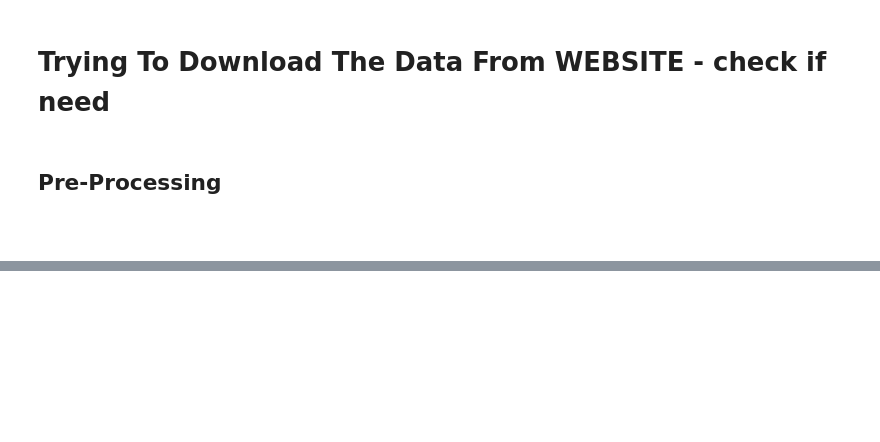
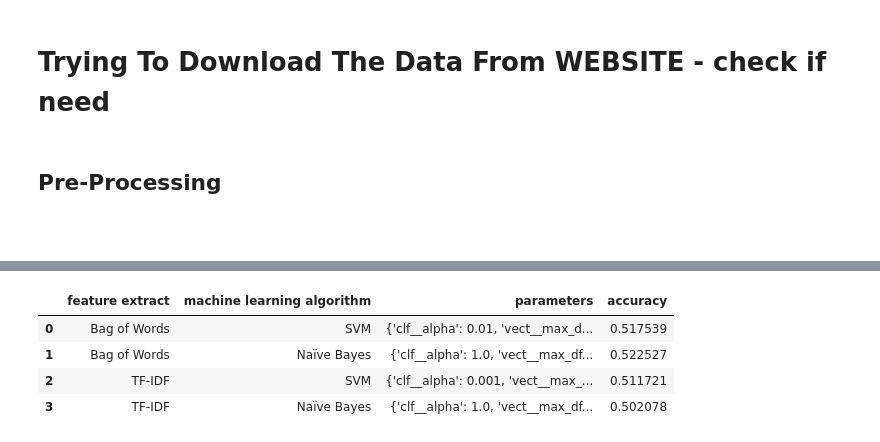
Before and after one commit to avivabalata/GenderClassification, a Jupyter notebook: Main.ipynb, the cells around one changed output, grey strips where cells are left out. Saved outputs shown, nothing was run; the diff lists cells and outputs as text; code cells hidden in the pictures; blank space fills up the shorter version.

```diff
--- a/Main.ipynb
+++ b/Main.ipynb
@@ -58,10 +60,10 @@ with open('C:\\Users\\abalata\\Downloads\\gender-classifier-DFE-791531.csv\\gend
     count = 0
     for row in reader:
         if count != 0:
-            description = cleanAndNormalizeText(row[10])
+            # description = cleanAndNormalizeText(row[10])
             text = cleanAndNormalizeText(row[19])
-            genderClassData.append([row[0], row[5], description, text])
+            genderClassData.append([row[0], row[5], text])
         count = count+1
 
-trainTable = pd.DataFrame(genderClassData, columns=['ID', 'gender', 'description', 'text'])
-print(trainTable)
+Table = pd.DataFrame(genderClassData, columns=['ID', 'gender', 'text'])
+# print(Table)
@@ -85,0 +145,43 @@ print(trainTable)
+# %%
+from sklearn.pipeline import Pipeline
+from sklearn.model_selection import GridSearchCV
+from sklearn.feature_extraction.text import CountVectorizer
+from sklearn.feature_extraction.text import TfidfVectorizer
+from sklearn.linear_model import SGDClassifier
+from sklearn.naive_bayes import MultinomialNB
+from sklearn import metrics
+# The classifying process
+def classify(parameters, feature, ml):
+            pipeline = Pipeline(steps=[('vect', feature), ('clf', ml)])
+            gs_clf = GridSearchCV(pipeline, parameters, n_jobs=1)
+            gs_clf = gs_clf.fit(xTrain, yTrain)
+            prediction = gs_clf.predict(xTest)
+            accuracy = metrics.accuracy_score(yTest, prediction)
+            return [accuracy, gs_clf.best_params_]
+# %%
+results = []
+parameters = {'vect__max_df': (0.3, 0.4, 0.5, 0.6, 0.7, 0.8, 1.0), 'clf__alpha': (0.001, 0.01, 0.1, 1.0)}
+
+# Using classify with Bag of Words and SVM algorithm
+ans = classify(parameters, CountVectorizer(), SGDClassifier())
+results.append(['Bag of Words', 'SVM', ans[1], ans[0]])
+
+# Using classify with Bag of Words and NB algorithm
+ans = classify(parameters, CountVectorizer(), MultinomialNB())
+results.append(['Bag of Words', 'Naïve Bayes',  ans[1], ans[0]])
+
+# Using classify with tf-idf and SVM algorithm
+ans = classify(parameters, TfidfVectorizer(sublinear_tf=True, stop_words='english'), SGDClassifier())
+results.append(['TF-IDF', 'SVM', ans[1], ans[0]])
+
+# Using classify with tf-idf and NB algorithm
+ans = classify(parameters, TfidfVectorizer(sublinear_tf=True, stop_words='english'), MultinomialNB())
+results.append(['TF-IDF', 'Naïve Bayes', ans[1], ans[0]])
+
+pd.DataFrame(results, columns=['feature extract', 'machine learning algorithm', 'parameters', 'accuracy'])
+# %% [output]
+|  | feature extract | machine learning algorithm | parameters | accuracy |
+| 0 | Bag of Words | SVM | {'clf__alpha': 0.01, 'vect__max_d... | 0.517539 |
+| 1 | Bag of Words | Naïve Bayes | {'clf__alpha': 1.0, 'vect__max_df... | 0.522527 |
+| 2 | TF-IDF | SVM | {'clf__alpha': 0.001, 'vect__max_... | 0.511721 |
+| 3 | TF-IDF | Naïve Bayes | {'clf__alpha': 1.0, 'vect__max_df... | 0.502078 |
```
Also changed, not shown: parts of 7 cells of this notebook, 1 other file.
